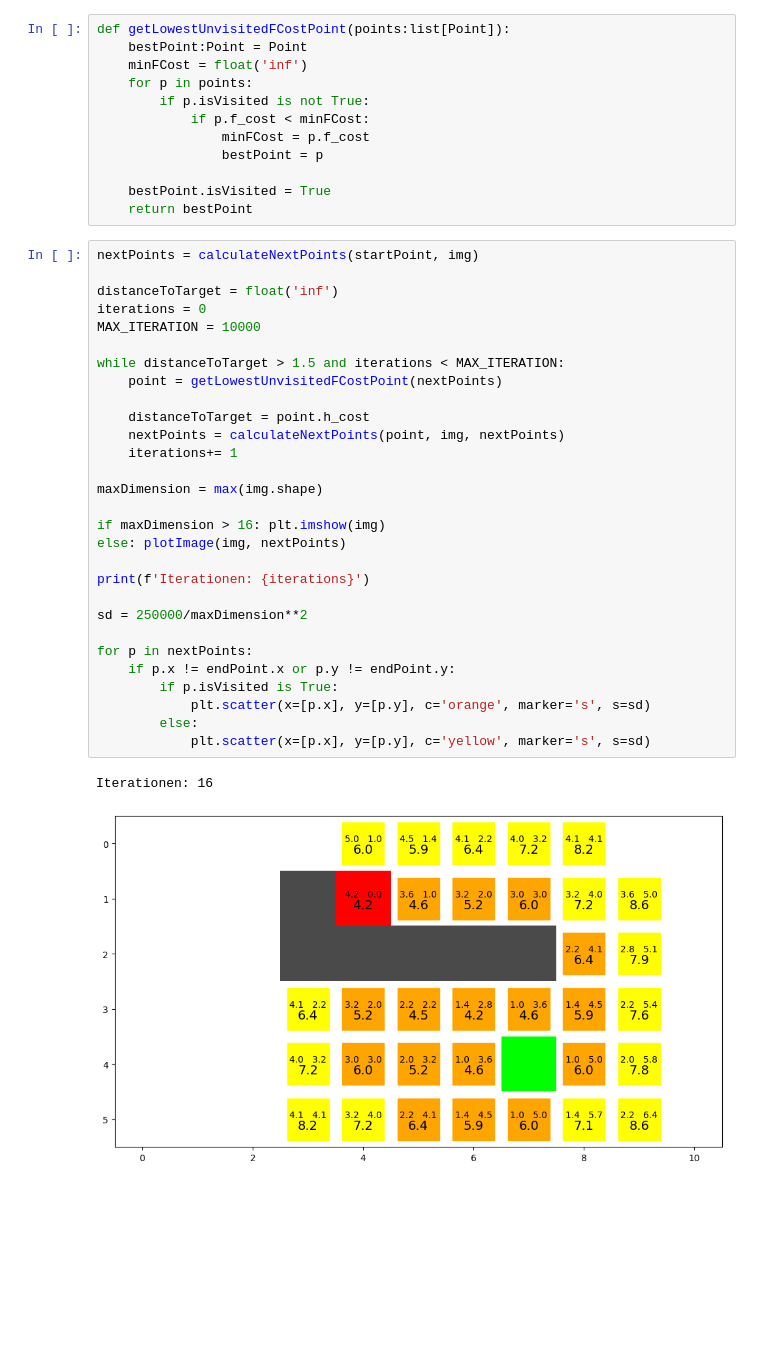
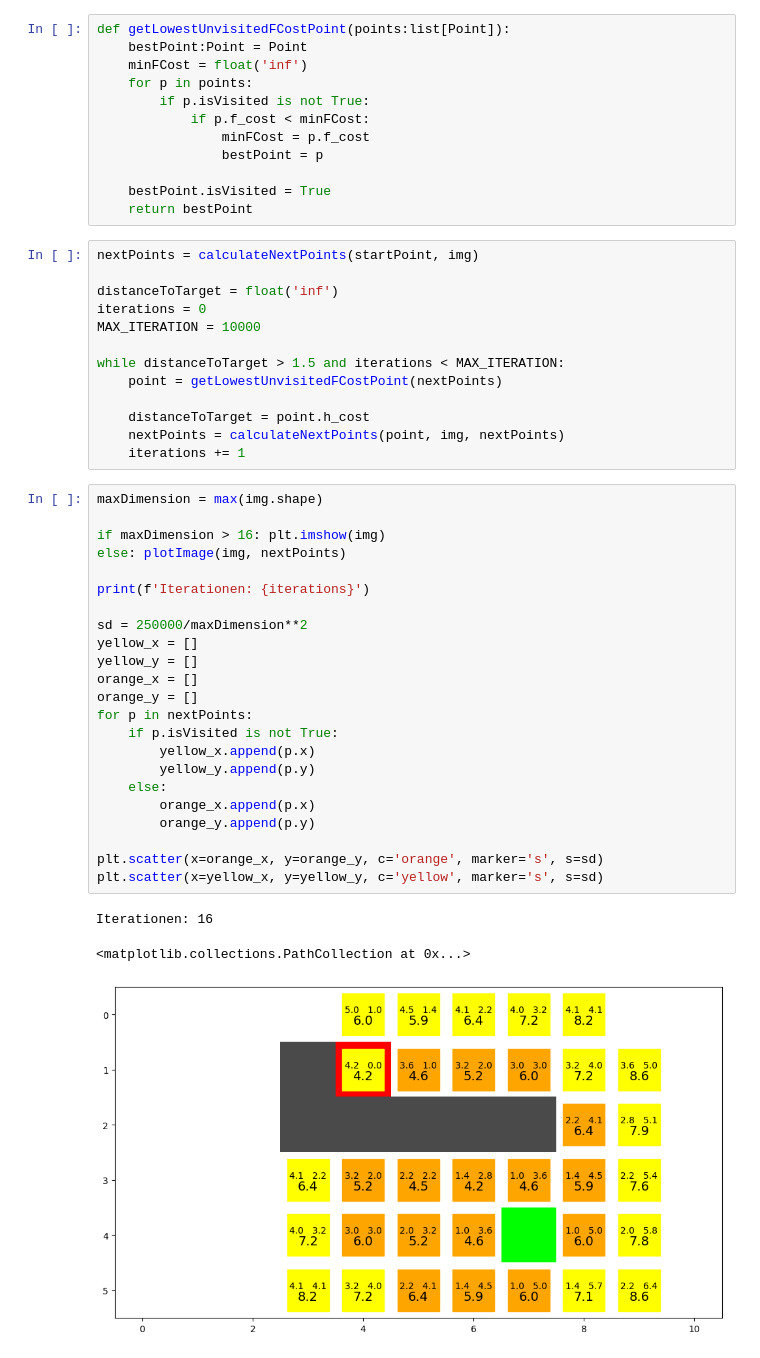
Before and after one commit to lukzimmermann/Algorithms, a Jupyter notebook: SearchBase/SearchBase.ipynb, the cells around one changed output. Drawn from its saved outputs; the diff is of its cells as text; blank space fills up the shorter version.

```diff
--- a/SearchBase/SearchBase.ipynb
+++ b/SearchBase/SearchBase.ipynb
@@ -154,35 +154,43 @@ def getLowestUnvisitedFCostPoint(points:list[Point]):
 
     bestPoint.isVisited = True
     return bestPoint
+# %%
+nextPoints = calculateNextPoints(startPoint, img)
+
+distanceToTarget = float('inf')
+iterations = 0
+MAX_ITERATION = 10000
+
+while distanceToTarget > 1.5 and iterations < MAX_ITERATION:
+    point = getLowestUnvisitedFCostPoint(nextPoints)
+
+    distanceToTarget = point.h_cost
+    nextPoints = calculateNextPoints(point, img, nextPoints)
+    iterations += 1
 # %%
-nextPoints = calculateNextPoints(startPoint, img)
-
-distanceToTarget = float('inf')
-iterations = 0
-MAX_ITERATION = 10000
-
-while distanceToTarget > 1.5 and iterations < MAX_ITERATION:
-    point = getLowestUnvisitedFCostPoint(nextPoints)
-
-    distanceToTarget = point.h_cost
-    nextPoints = calculateNextPoints(point, img, nextPoints)
-    iterations+= 1
-
 maxDimension = max(img.shape)
 
 if maxDimension > 16: plt.imshow(img)
 else: plotImage(img, nextPoints)
 
 print(f'Iterationen: {iterations}')
 
 sd = 250000/maxDimension**2
+yellow_x = []
+yellow_y = []
+orange_x = []
+orange_y = []
+for p in nextPoints:
+    if p.isVisited is not True:
+        yellow_x.append(p.x)
+        yellow_y.append(p.y)
+    else:
+        orange_x.append(p.x)
+        orange_y.append(p.y)
 
-for p in nextPoints:
-    if p.x != endPoint.x or p.y != endPoint.y:
-        if p.isVisited is True:
-            plt.scatter(x=[p.x], y=[p.y], c='orange', marker='s', s=sd)
-        else:
-            plt.scatter(x=[p.x], y=[p.y], c='yellow', marker='s', s=sd)
+plt.scatter(x=orange_x, y=orange_y, c='orange', marker='s', s=sd)
+plt.scatter(x=yellow_x, y=yellow_y, c='yellow', marker='s', s=sd)
 # %% [output]
 Iterationen: 16
+<matplotlib.collections.PathCollection at 0x...>
-[figure, old version]
+[figure, new version]
```
Also changed, not shown: 17 other files.
